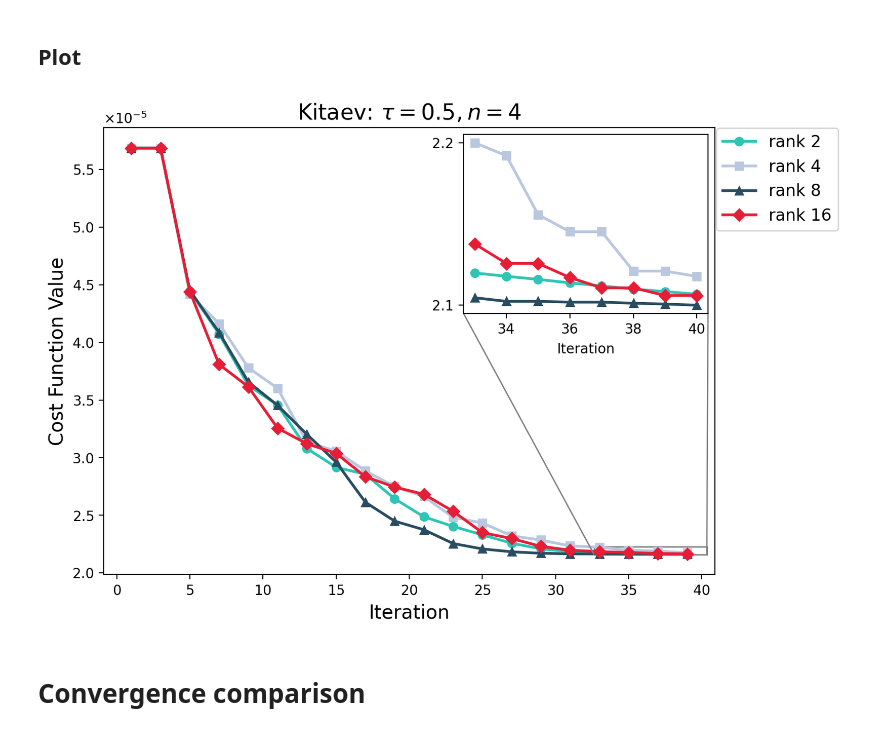
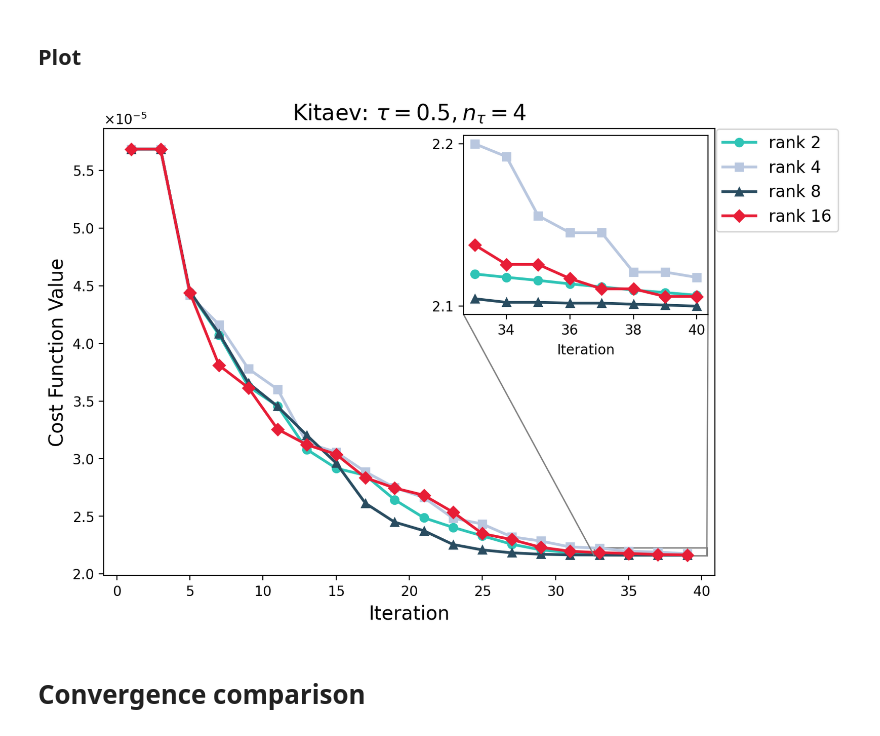
Before and after one commit to EmilianoG-byte/opentn, a Jupyter notebook: experiments/trust_region_kitaev_plots.ipynb, the cells around one changed output. Saved outputs shown, nothing was run; the diff lists cells and outputs as text; code cells hidden in the pictures.

Commit message:
save graphs for paper with new time step symbol t_\tau

```diff
--- a/experiments/trust_region_kitaev_plots.ipynb
+++ b/experiments/trust_region_kitaev_plots.ipynb
@@ -175,21 +175,21 @@ f_kitaev_n4_ranks = [[5.686635658284696e-05,
 ## Plot
 # %%
 labels = ["rank 2", "rank 4", "rank 8", "rank 16"]
-title = r"Kitaev: $\tau = 0.5,  n = 4$"
+title = r"Kitaev: $\tau = 0.5,  n_\tau = 4$"
 fig = plot_pretty(
     f_kitaev_n4_ranks,
     labels=labels,
     ylabel="Cost Function Value",
     xlabel="Iteration",
     integers=True,
     title=title,
     legend_out=True,
     comparison_value=None,
     optimize=True,
     inset=True,
     inset_idx=32,
     inset_label=True,
     marker_step=2
     )
 # %% [output]
-[figure, old version]
+[figure, new version]
```
Also changed, not shown: parts of 5 cells of this notebook, 7 other files.
